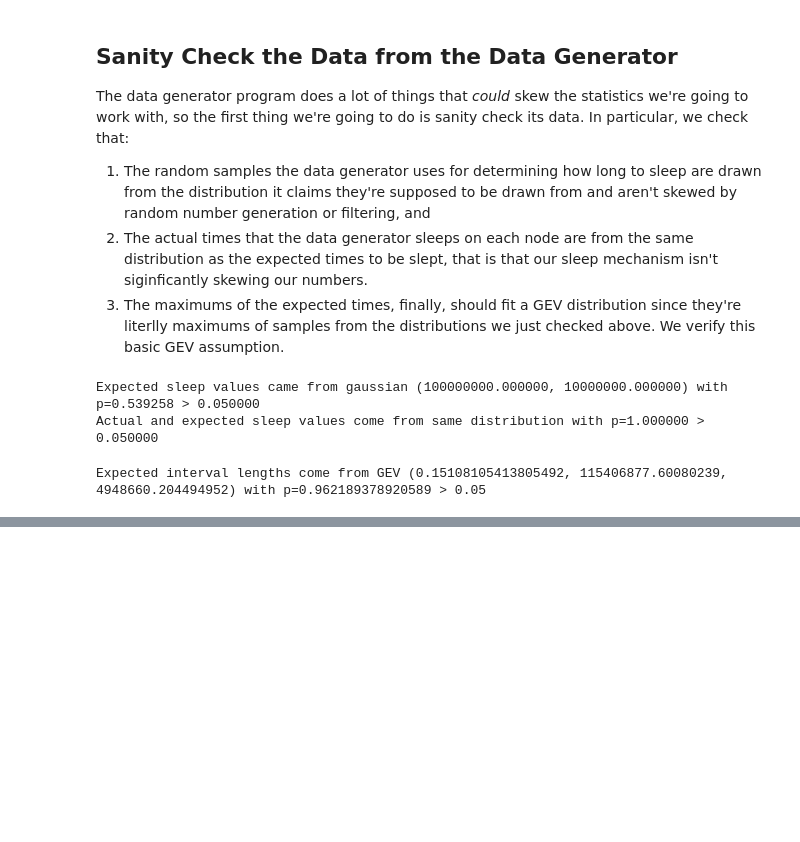
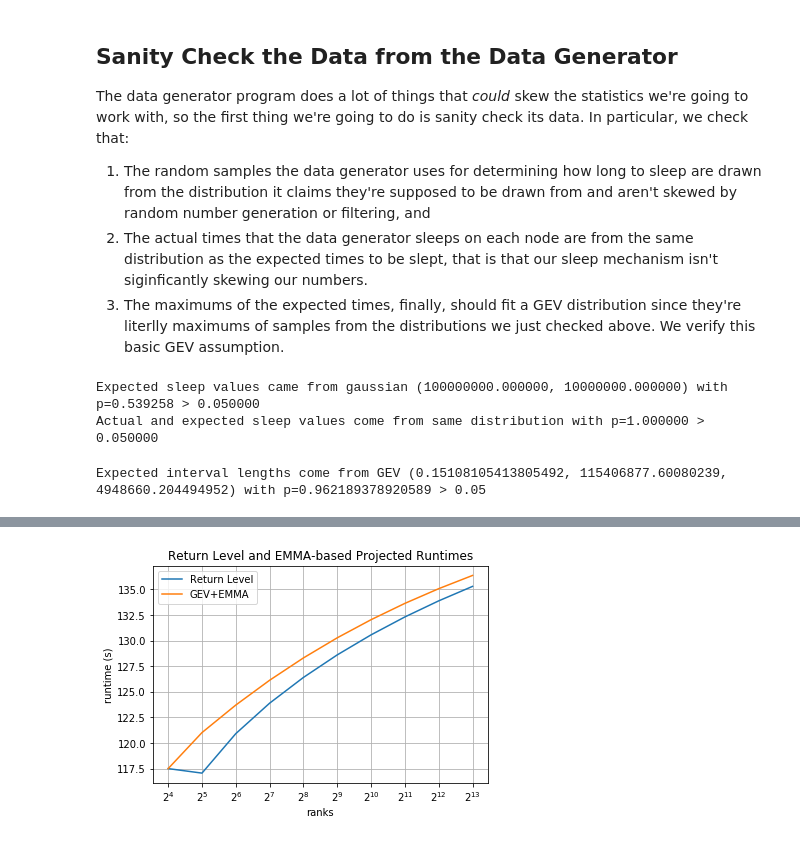
Before and after one commit to qwofford/popperized, a Jupyter notebook: pipelines/data_generator/validate/interval-analysis.ipynb, the cells around one changed output, grey strips where cells are left out. Saved outputs shown, nothing was run; the diff lists cells and outputs as text; code cells hidden in the pictures; blank space fills up the shorter version.

```diff
--- a/pipelines/data_generator/validate/interval-analysis.ipynb
+++ b/pipelines/data_generator/validate/interval-analysis.ipynb
@@ -150,0 +160,31 @@ Actual interval lengths come from GEV (0.15108105413805492, 115406877.60080239,
+# %%
+def return_level(dist, p):
+    return dist.ppf(1-1/p)
+
+def emma(dist, p):
+    return dist.ppf((0.570376002)**(1/p))
+
+iterations = df['iteration'].max()
+ranks = [df['rank'].max() + 1]
+gevdist=stats.genextreme(*aparam)
+
+# Our runtime on 1 block is just the expected value of the distribution
+runtime_rl = [gevdist.moment(1)*iterations/1000000000]
+runtime_emma = [gevdist.moment(1)*iterations/1000000000]
+
+for i in range(1, 10):
+    ranks.append(ranks[0]*(2**i))
+    runtime_rl.append(return_level(gevdist, 2**i)*iterations/1000000000)
+    runtime_emma.append(emma(gevdist, 2**i)*iterations/1000000000)
+
+fig, ax = plt.subplots()
+ax.plot(ranks, runtime_rl, label='Return Level')
+ax.plot(ranks, runtime_emma, label='GEV+EMMA')
+ax.set_xscale('log', basex=2)
+ax.set(xlabel='ranks', ylabel='runtime (s)', xticks=ranks,
+       title='Return Level and EMMA-based Projected Runtimes')
+ax.grid()
+plt.legend()
+plt.show()
+# %% [output]
+[figure, added]
```
Also changed, not shown: parts of 4 cells of this notebook.
